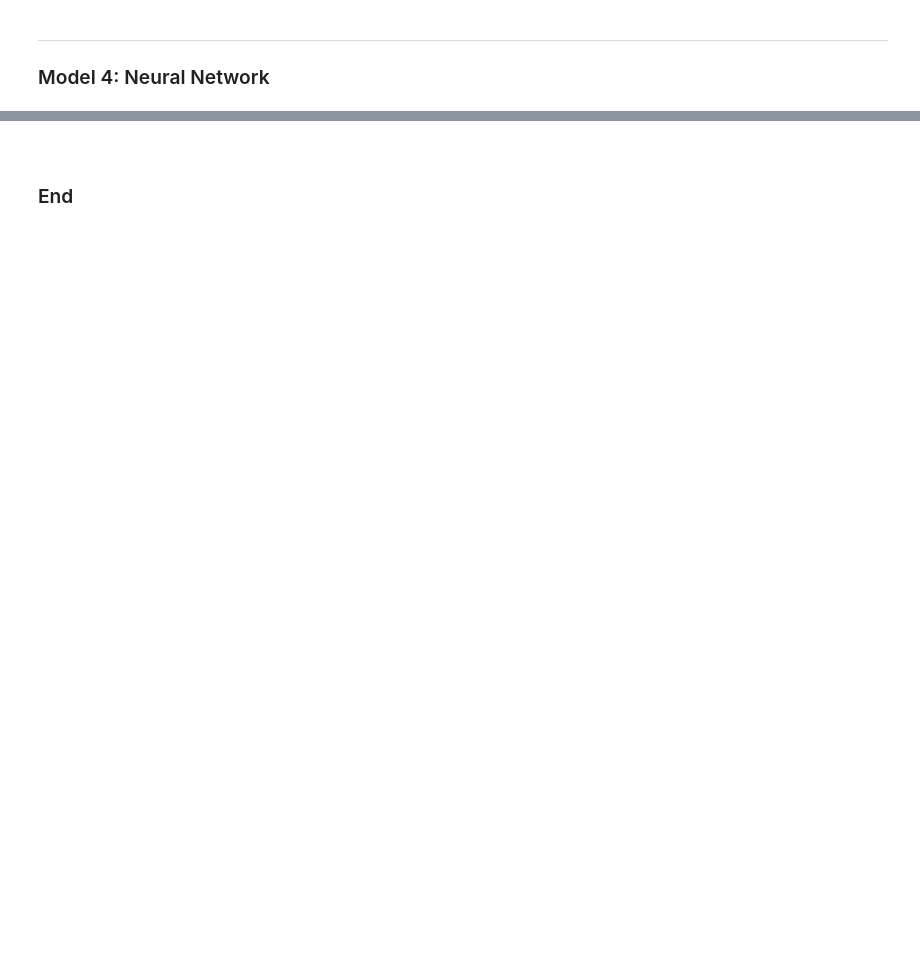
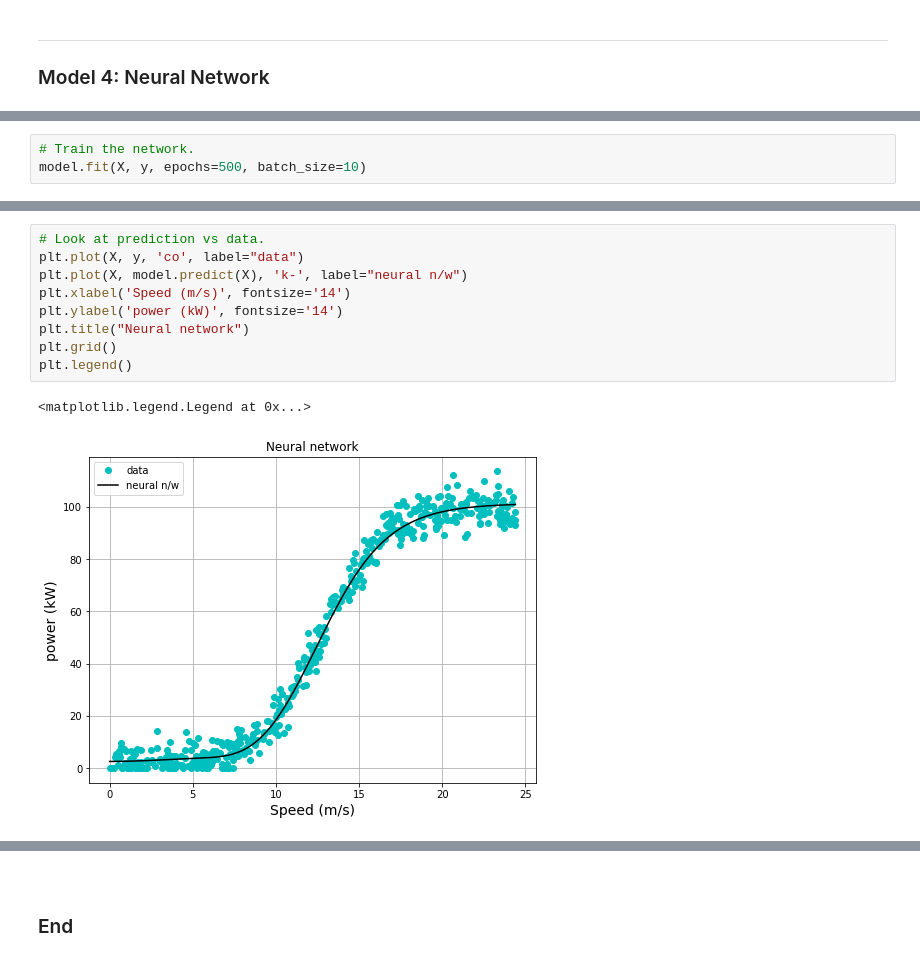
Before and after one commit to elizabethdaly/project-machine-learning, a Jupyter notebook: project-machine-learning.ipynb, the cells around one changed output, grey strips where cells are left out. Drawn from its saved outputs; the diff is of its cells as text; blank space fills up the shorter version.

```diff
--- a/project-machine-learning.ipynb
+++ b/project-machine-learning.ipynb
@@ -524,0 +550,3 @@ wind = 15, power = 73.2223771099224
+# %%
+# Train the network.
+model.fit(X, y, epochs=500, batch_size=10)
@@ -525,3 +572,15 @@ wind = 15, power = 73.2223771099224
+# %%
+# Look at prediction vs data.
+plt.plot(X, y, 'co', label="data")
+plt.plot(X, model.predict(X), 'k-', label="neural n/w")
+plt.xlabel('Speed (m/s)', fontsize='14')
+plt.ylabel('power (kW)', fontsize='14')
+plt.title("Neural network")
+plt.grid()
+plt.legend()
+# %% [output]
+<matplotlib.legend.Legend at 0x...>
+[figure, added]
 # %% [markdown]
 ## References
 <span style='color:red'> [1 Geron] </span> Aurelien Geron, *Hands-on Machine Learning with Scikit-Learn, Keras & TensorFlow*, **2019**, 2nd Edition, O'Reilly Media, Inc., CA
```
Also changed, not shown: parts of 22 cells of this notebook.
